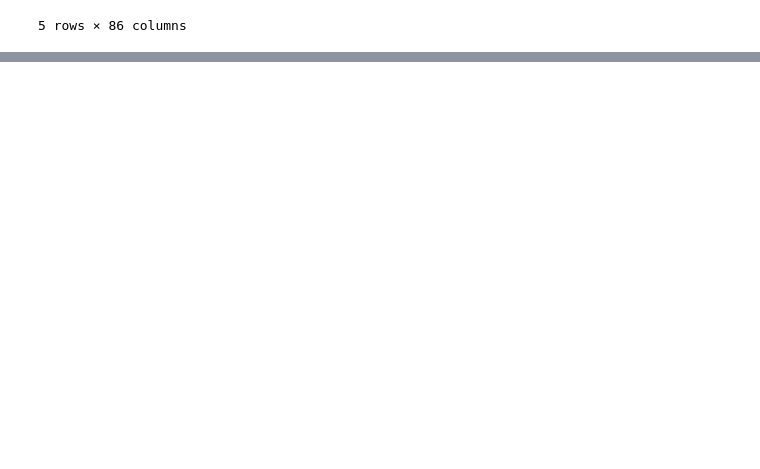
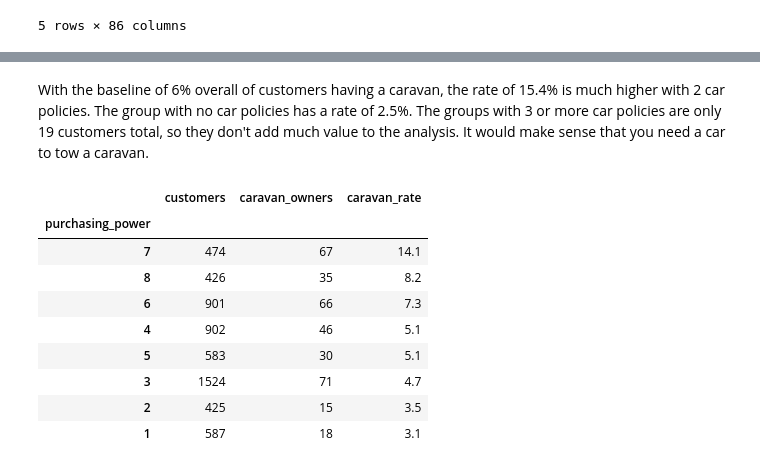
Before and after one commit to masterofscienceinai/ai-programming-foundations-project, a Jupyter notebook: data_workflow.ipynb, the cells around one changed output, grey strips where cells are left out. Saved outputs shown, nothing was run; the diff lists cells and outputs as text; code cells hidden in the pictures; blank space fills up the shorter version.

Commit message:
Add EDA function and caravan rate per group

```diff
--- a/data_workflow.ipynb
+++ b/data_workflow.ipynb
@@ -203,0 +206,22 @@ dtype: int64
+# %%
+# Function to group the caravan owners and get customer characteristics
+
+def caravan_rate_by_group(df, column, sort_by_rate=True):
+    """
+    Show how many customers have a caravan policy per group of a column.
+
+    Grouping the data by the given column and calculating per group the number of customers,
+    the number of caravan owners and the caravan rate in percentage.
+    Function to find out which customer characteristics are linked to owning a caravan policy.
+    """
+
+    summary = df.groupby(column)["caravan_policy"].agg(
+        customers="count",
+        caravan_owners="sum",
+        caravan_rate="mean",
+    )
+    summary["caravan_rate"] = (summary["caravan_rate"] * 100).round(1)
+
+    if sort_by_rate:
+        summary = summary.sort_values("caravan_rate", ascending=False)
+    return summary
@@ -203,0 +276,17 @@ dtype: int64
+# %% [markdown]
+With the baseline of 6% overall of customers having a caravan, the rate of 15.4% is much higher with 2 car policies. The group with no car policies has a rate of 2.5%. The groups with 3 or more car policies are only 19 customers total, so they don't add much value to the analysis. It would make sense that you need a car to tow a caravan.
+# %%
+# Grouping by purchasing power class
+
+caravan_rate_by_group(df_clean, "purchasing_power")
+# %% [output]
+|  | customers | caravan_owners | caravan_rate |
+| purchasing_power |  |  |  |
+| 7 | 474 | 67 | 14.1 |
+| 8 | 426 | 35 | 8.2 |
+| 6 | 901 | 66 | 7.3 |
+| 4 | 902 | 46 | 5.1 |
+| 5 | 583 | 30 | 5.1 |
+| 3 | 1524 | 71 | 4.7 |
+| 2 | 425 | 15 | 3.5 |
+| 1 | 587 | 18 | 3.1 |
```
Also changed, not shown: parts of 9 cells of this notebook.
